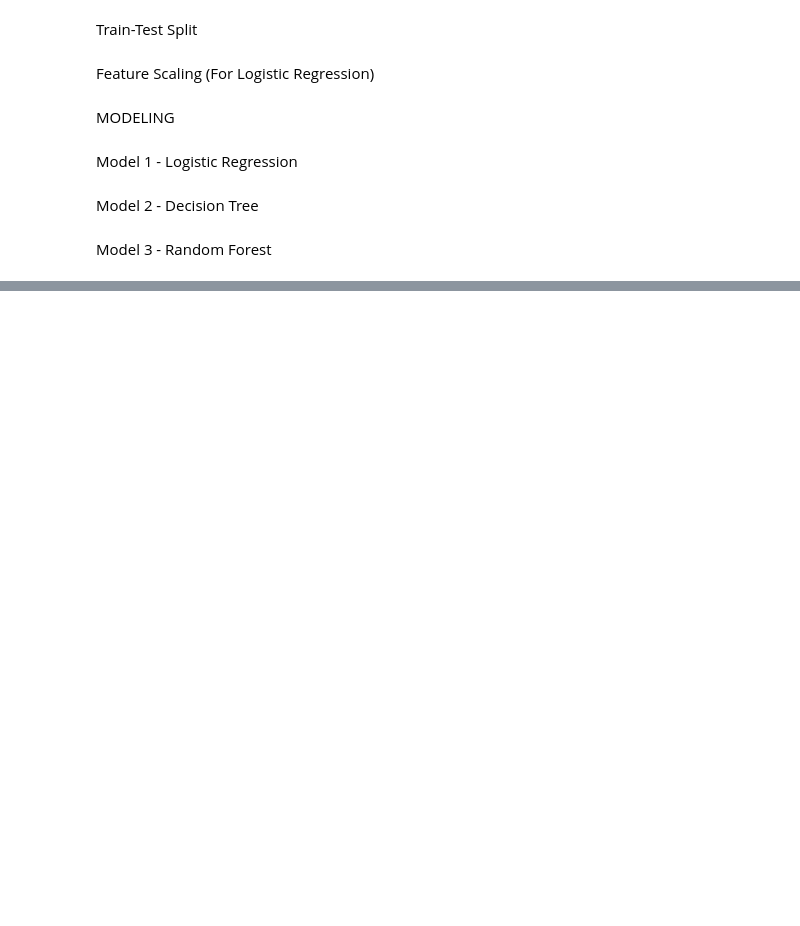
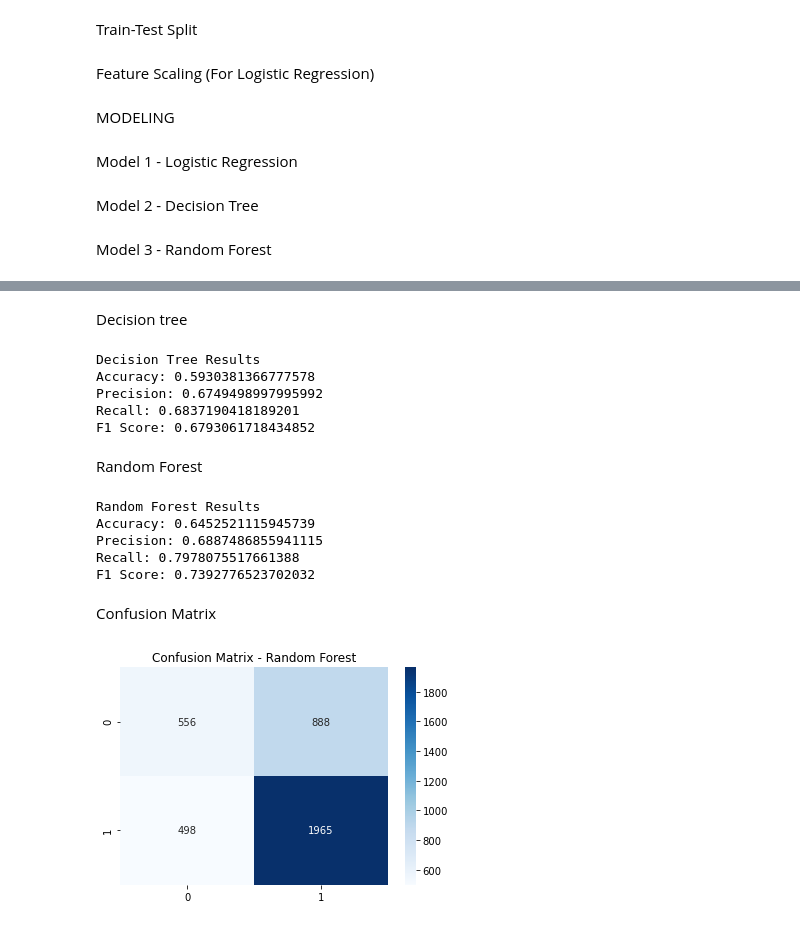
Before and after one commit to Benbellah-Owino/capstone-group3-karu, a Jupyter notebook: notebooks/tricia.ipynb, the cells around one changed output, grey strips where cells are left out. Saved outputs shown, nothing was run; the diff lists cells and outputs as text; code cells hidden in the pictures; blank space fills up the shorter version.

```diff
--- a/notebooks/tricia.ipynb
+++ b/notebooks/tricia.ipynb
@@ -180,0 +225,38 @@ y_pred_rf = rf_model.predict(X_test)
+# %% [markdown]
+Decision tree
+# %%
+print("Decision Tree Results")
+print("Accuracy:", accuracy_score(y_test, y_pred_dt))
+print("Precision:", precision_score(y_test, y_pred_dt))
+print("Recall:", recall_score(y_test, y_pred_dt))
+print("F1 Score:", f1_score(y_test, y_pred_dt))
+# %% [output]
+Decision Tree Results
+Accuracy: 0.5930381366777578
+Precision: 0.6749498997995992
+Recall: 0.6837190418189201
+F1 Score: 0.6793061718434852
+# %% [markdown]
+Random Forest
+# %%
+print("Random Forest Results")
+print("Accuracy:", accuracy_score(y_test, y_pred_rf))
+print("Precision:", precision_score(y_test, y_pred_rf))
+print("Recall:", recall_score(y_test, y_pred_rf))
+print("F1 Score:", f1_score(y_test, y_pred_rf))
+# %% [output]
+Random Forest Results
+Accuracy: 0.6452521115945739
+Precision: 0.6887486855941115
+Recall: 0.7978075517661388
+F1 Score: 0.7392776523702032
+# %% [markdown]
+Confusion Matrix
+# %%
+cm = confusion_matrix(y_test, y_pred_rf)
+
+sns.heatmap(cm, annot=True, fmt="d", cmap="Blues")
+plt.title("Confusion Matrix - Random Forest")
+plt.show()
+# %% [output]
+[figure, added]
```
Also changed, not shown: parts of 7 cells of this notebook.
